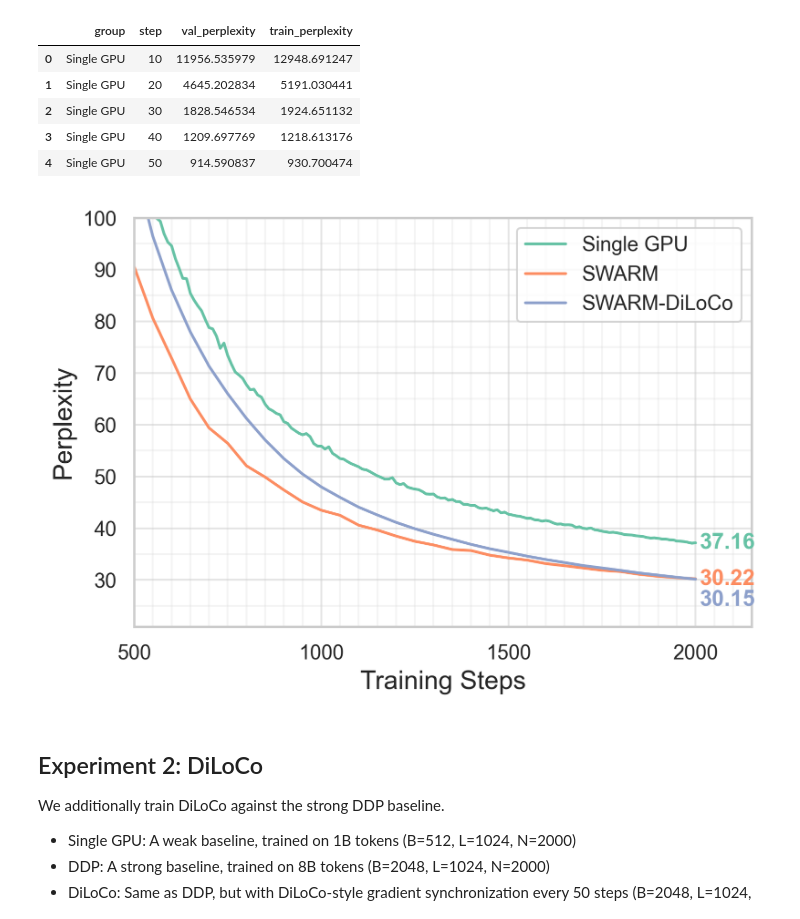
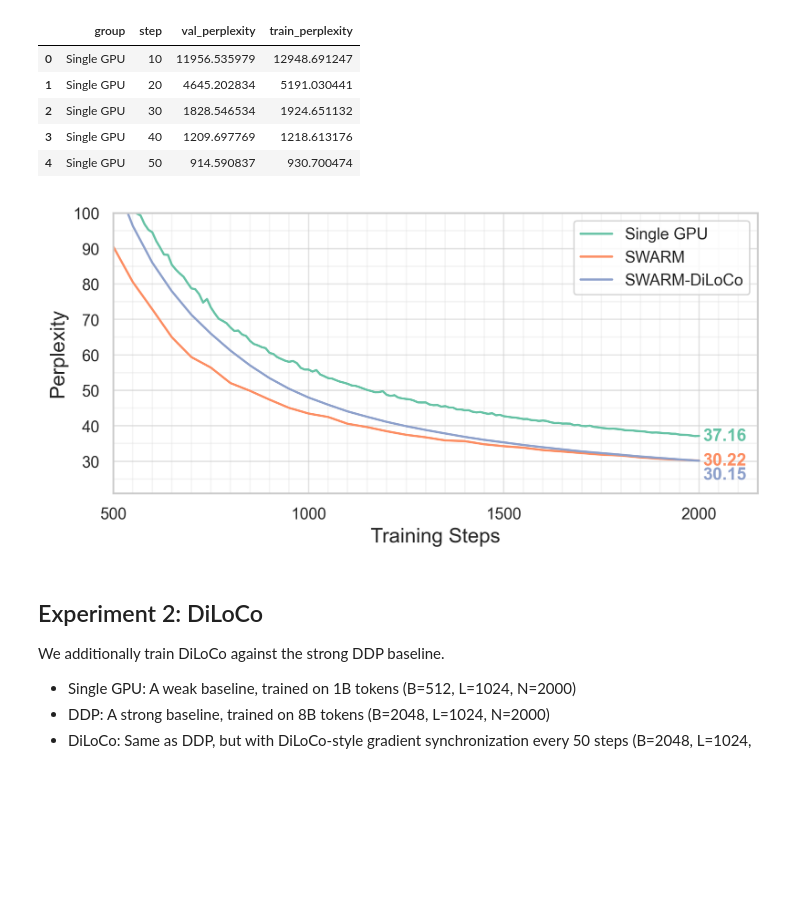
Before and after one commit to mikasenghaas/diloco-swarm, a Jupyter notebook: notebooks/4.0-results.ipynb, the cells around one changed output. Cells and saved outputs as stored; diff of their text form; code cells hidden in the pictures; blank space fills up the shorter version.

Commit message:
Update experiment and conclusion

```diff
--- a/notebooks/4.0-results.ipynb
+++ b/notebooks/4.0-results.ipynb
@@ -260,19 +258,19 @@ def plot_perplexity(df: pd.DataFrame, figsize: Tuple[int, int] = (6, 4), dpi: in
     return fig, ax
 # %%
 # Plot the validation perplexity against steps
-fig, ax = plot_perplexity(exp1)
+fig, ax = plot_perplexity(exp1, figsize=(8, 3.5))
 
 # Add final perplexity values to the plot
 colors = sns.color_palette("Set2", n_colors=exp1["group"].nunique())
 order = exp1.groupby("group")["val_perplexity"].last().sort_values(ascending=False).index
 for i, group in enumerate(order):
     group_data = exp1[exp1["group"] == group]
     final_val = group_data["val_perplexity"].iloc[-1]
     ax.text(2010, group_data["val_perplexity"].iloc[-1] - (4 if group == "SWARM-DiLoCo" else 0), f'{final_val:.2f}', color=colors[i], va='center', weight='bold', fontsize=12)
 
-fig.savefig("writing/3-report/figures/experiment1.png", bbox_inches="tight")
+fig.savefig("report/figures/experiment1.png", bbox_inches="tight")
 # %% [output]
-[figure, old version]
+[figure, new version]
 # %% [markdown]
 ## Experiment 2: DiLoCo
 
```
Also changed, not shown: parts of 2 cells of this notebook, 3 other files.
